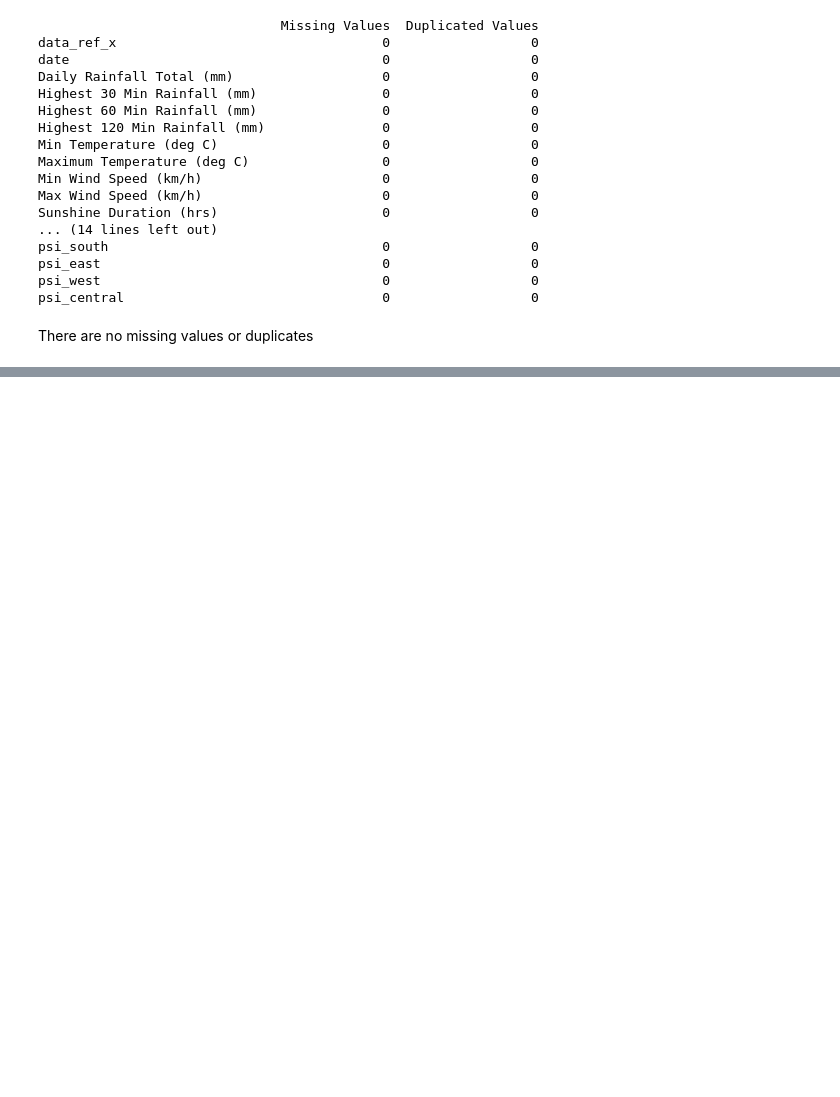
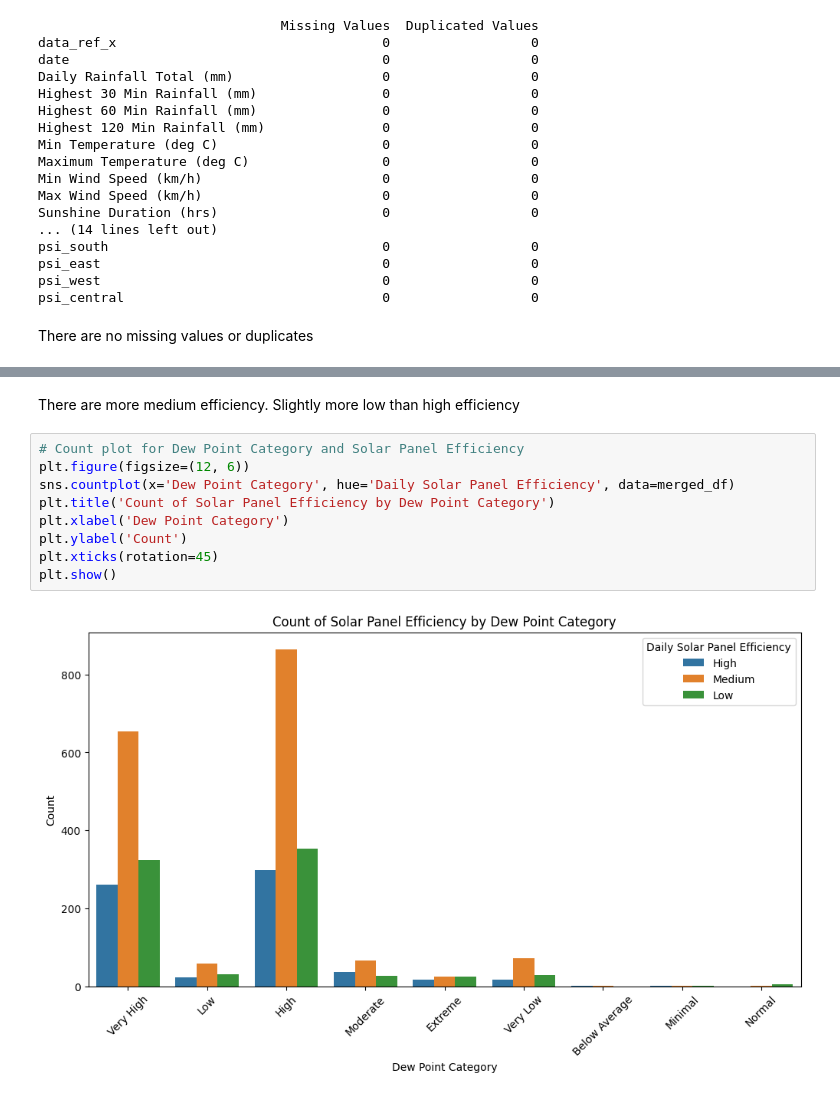
Before and after one commit to lxxxng/SolarPanelEfficiencyPrediction, a Jupyter notebook: eda.ipynb, the cells around one changed output, grey strips where cells are left out. Cells and saved outputs as stored; diff of their text form; blank space fills up the shorter version.

```diff
--- a/eda.ipynb
+++ b/eda.ipynb
@@ -373,0 +558,13 @@ plt.show()
+# %% [markdown]
+There are more medium efficiency. Slightly more low than high efficiency
+# %%
+# Count plot for Dew Point Category and Solar Panel Efficiency
+plt.figure(figsize=(12, 6))
+sns.countplot(x='Dew Point Category', hue='Daily Solar Panel Efficiency', data=merged_df)
+plt.title('Count of Solar Panel Efficiency by Dew Point Category')
+plt.xlabel('Dew Point Category')
+plt.ylabel('Count')
+plt.xticks(rotation=45)
+plt.show()
+# %% [output]
+[figure, added]
```
Also changed, not shown: parts of 73 cells of this notebook.
